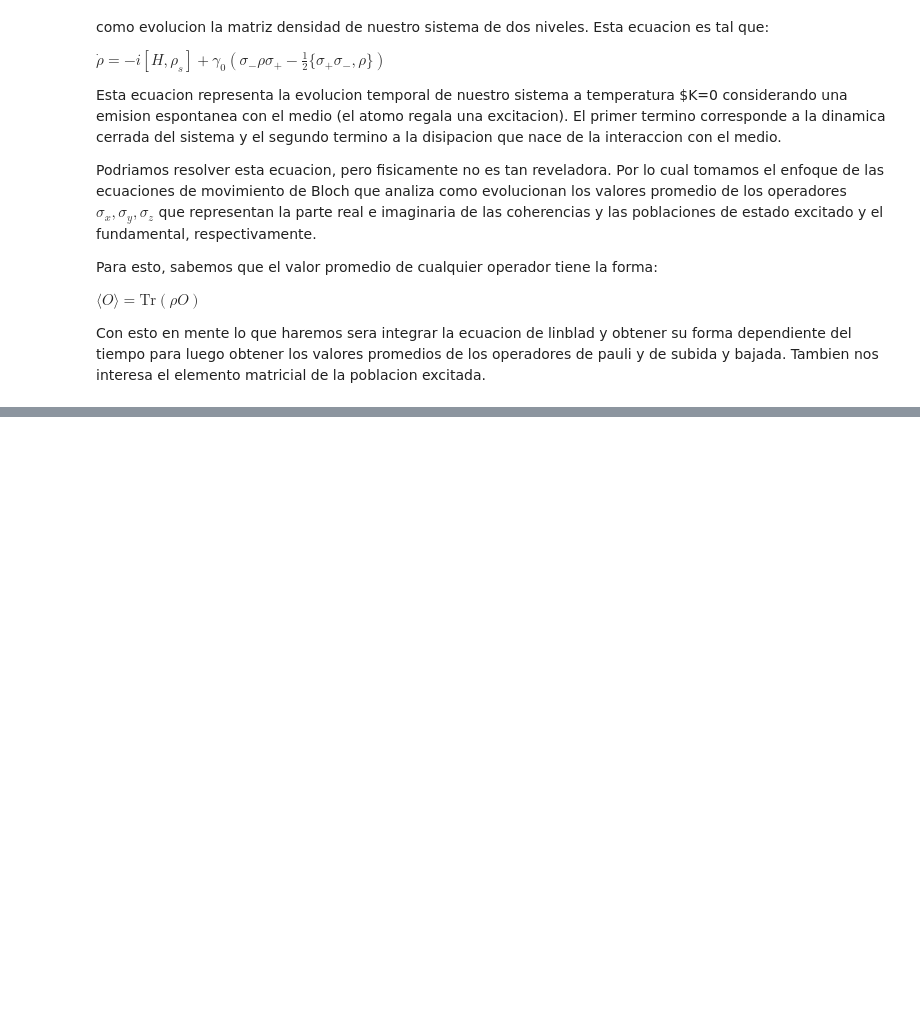
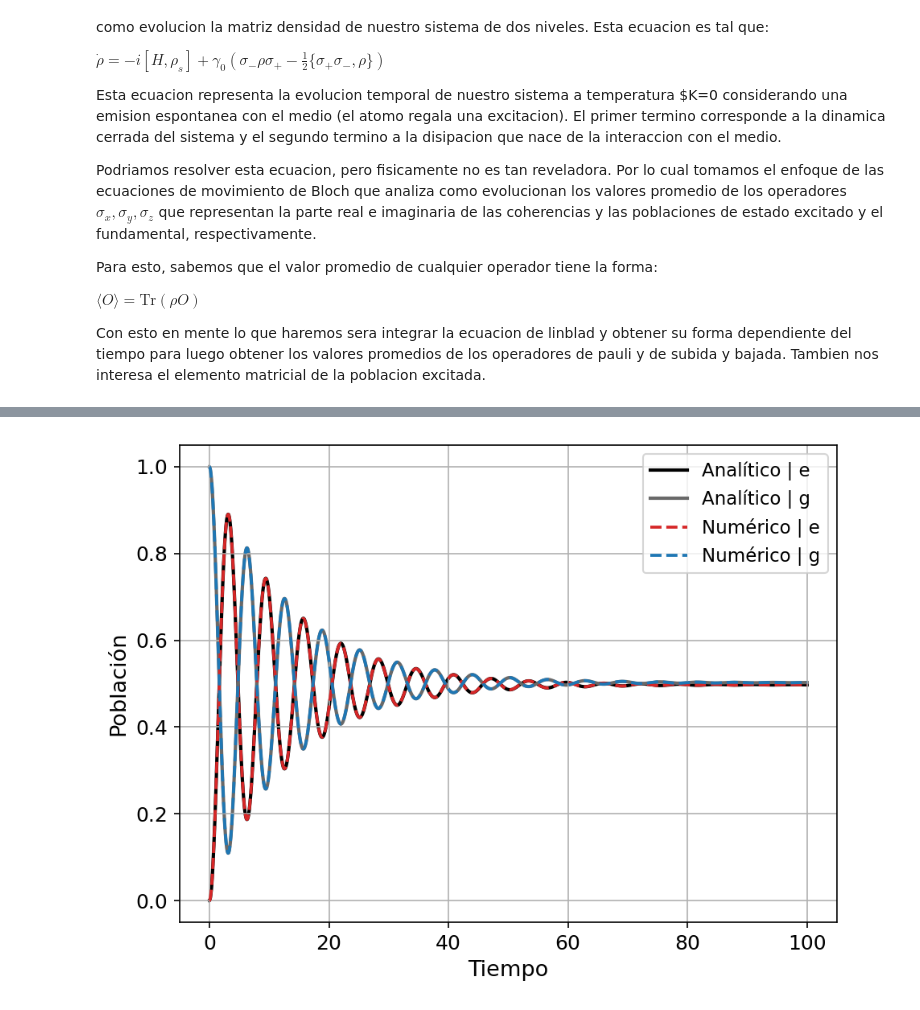
Before and after one commit to AlonsoRecabarren/Computing-Physics, a Jupyter notebook: Semester Proyect/FirstAdvance.ipynb, the cells around one changed output, grey strips where cells are left out. Drawn from its saved outputs; the diff is of its cells as text; code cells hidden in the pictures; blank space fills up the shorter version.

```diff
--- a/Semester Proyect/FirstAdvance.ipynb
+++ b/Semester Proyect/FirstAdvance.ipynb
@@ -215,0 +152,87 @@ print(np.max(np.abs(Mdensity_ee + Mdensity_gg - 1)))
+# %%
+#Graficos
+
+plt.rcParams.update({
+    "figure.dpi": 150,
+    "savefig.dpi": 300,
+    "font.size": 12,
+    "axes.labelsize": 13,
+    "legend.fontsize": 11,
+    "axes.grid": True,
+})
+
+# =========================
+# PLOT POBLACIONES
+# =========================
+plt.figure()
+
+# analítico (referencia)
+plt.plot(t, y, label="Analítico | e", linewidth=2, color='black', zorder=1)
+plt.plot(t, 1 - y, label="Analítico | g", linewidth=2, color='dimgray', zorder=1)
+
+# numérico (comparación)
+plt.plot(t, Mdensity_ee, '--', label="Numérico | e", linewidth=1.8, color='tab:red', zorder=2)
+plt.plot(t, Mdensity_gg, '--', label="Numérico | g", linewidth=1.8, color='tab:blue', zorder=2)
+
+plt.xlabel("Tiempo")
+plt.ylabel("Población")
+plt.legend()
+plt.tight_layout()
+plt.show()
+
+print("\n=== VALORES FINALES (POBLACIONES) ===")
+print(f"Numérico | e: {Mdensity_ee[-1]:.6f}")
+print(f"Numérico | g: {Mdensity_gg[-1]:.6f}")
+print(f"Analítico | e: {y[-1]:.6f}")
+print(f"Analítico | g: {(1 - y)[-1]:.6f}")
+
+# =========================
+# PLOT COHERENCIAS
+# =========================
+Mdensity_eg_real = np.real(Mdensity_eg)
+Mdensity_eg_imag = np.imag(Mdensity_eg)
+
+plt.figure()
+
+# analítico
+plt.plot(t, np.real(z), label="Re(Analítico)", linewidth=2, color='black', zorder=1)
+plt.plot(t, np.imag(z), label="Im(Analítico)", linewidth=2, color='dimgray', zorder=1)
+
+# numérico
+plt.plot(t, Mdensity_eg_real, '--', label="Re(Numérico)", linewidth=1.8, color='tab:red', zorder=2)
+plt.plot(t, Mdensity_eg_imag, '--', label="Im(Numérico)", linewidth=1.8, color='tab:blue', zorder=2)
+
+plt.xlabel("Tiempo")
+plt.ylabel("Coherencias")
+plt.legend()
+plt.tight_layout()
+plt.show()
+
+print("\n=== VALORES FINALES (COHERENCIAS) ===")
+print(f"Re Numérico: {Mdensity_eg_real[-1]:.6f}")
+print(f"Im Numérico: {Mdensity_eg_imag[-1]:.6f}")
+print(f"Re Analítico: {np.real(z)[-1]:.6f}")
+print(f"Im Analítico: {np.imag(z)[-1]:.6f}")
+
+#Verificando traza
+
+error_trace = Mdensity_ee + Mdensity_gg - 1       #Ya que la traza de la matriz densidad debe ser igual a 1
+
+plt.figure()
+plt.plot(t, error_trace, color='black', linewidth=1.5)
+
+plt.axhline(0, linestyle='--', color='gray')
+
+plt.xlabel("Tiempo")
+plt.ylabel(r"$\mathrm{Tr}(\rho)-1$")
+
+plt.ticklabel_format(axis='y', style='sci', scilimits=(-2, 2))
+
+plt.grid()
+plt.tight_layout()
+plt.show()
+
+print("\n=== TRAZA ===")
+print(f"Máximo error: {np.max(np.abs(error_trace)):.3e}")
+# %% [output]
+[figure, added]
```
Also changed, not shown: parts of 20 cells of this notebook.
